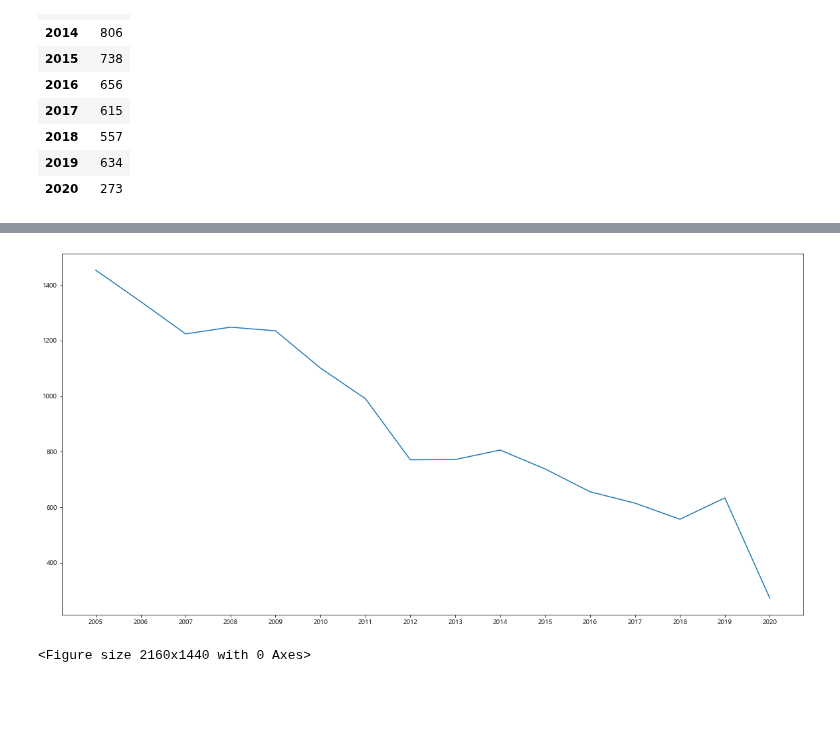
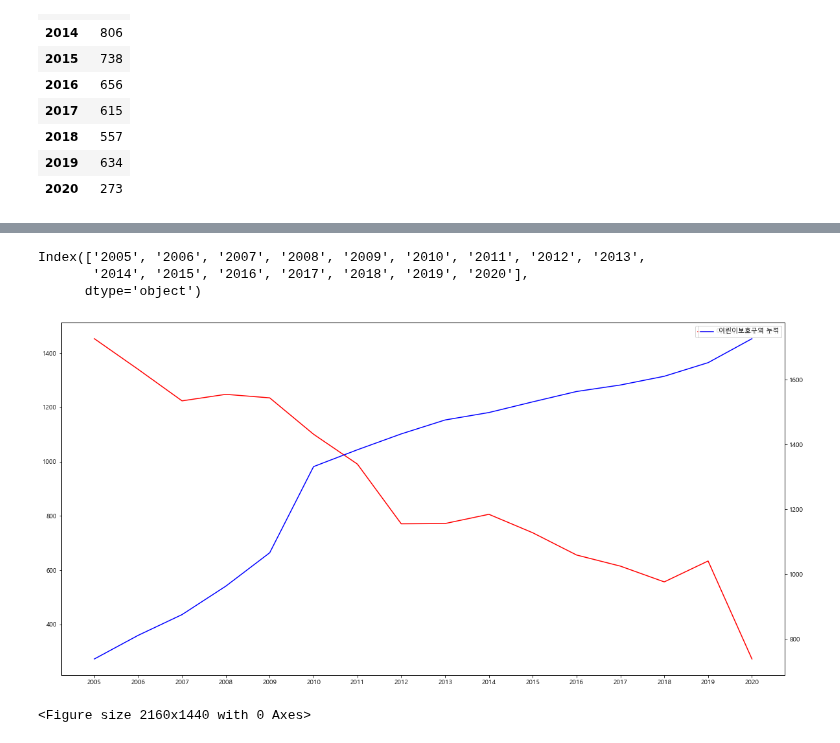
Before and after one commit to y7y1h13/StatisticsAnal, a Jupyter notebook: newPan/프로젝트/어린이 보호구역 사고.ipynb, the cells around one changed output, grey strips where cells are left out. Saved outputs shown, nothing was run; the diff lists cells and outputs as text; code cells hidden in the pictures; blank space fills up the shorter version.

```diff
--- a/newPan/프로젝트/어린이 보호구역 사고.ipynb
+++ b/newPan/프로젝트/어린이 보호구역 사고.ipynb
@@ -102,0 +133,3 @@ all.to_csv('data2/어린이 보호구역 사고(2005~2020).csv')
+# %%
+r.drop('년도별', axis=1,inplace=True)
+r
@@ -103,9 +154,26 @@ all.to_csv('data2/어린이 보호구역 사고(2005~2020).csv')
+# %%
+r.drop(['1995'], inplace=True)
+# %%
+r.drop(['1996','1997','1998','1999','2000','2001','2002','2003','2004'],inplace=True)
+# %%
+r.drop(['2021'],inplace=True)
+# %%
+r.index
+# %% [output]
+Index(['2005', '2006', '2007', '2008', '2009', '2010', '2011', '2012', '2013',
+       '2014', '2015', '2016', '2017', '2018', '2019', '2020'],
+      dtype='object')
 # %%
 plt.rcParams['figure.figsize'] = (20,10)
 fig, ax1 = plt.subplots()
 plt.figure(figsize=(30,20))
-ax1.plot(all.index, all['사고합계'])
+ax1.plot(all.index, all['사고합계'], color='red', label='어린이 교통사고 건수')
+ax2 = ax1.twinx()
+ax2.plot(r.index, r['총합계'], color='blue', label = '어린이보호구역 누적')
+ax1.legend()
+ax2.legend()
+
 plt.show()
 # %% [output]
-[figure, old version]
+[figure, new version]
 <Figure size 2160x1440 with 0 Axes>
```
Also changed, not shown: parts of 5 cells of this notebook, 17 other files.
